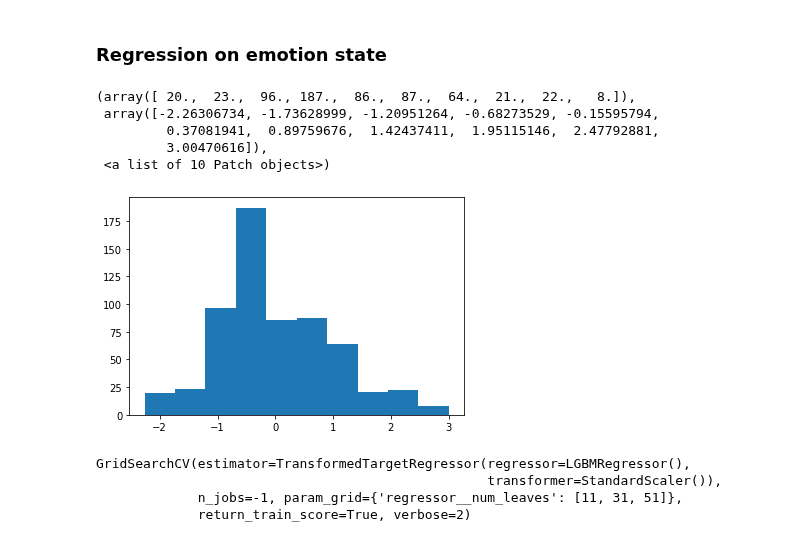
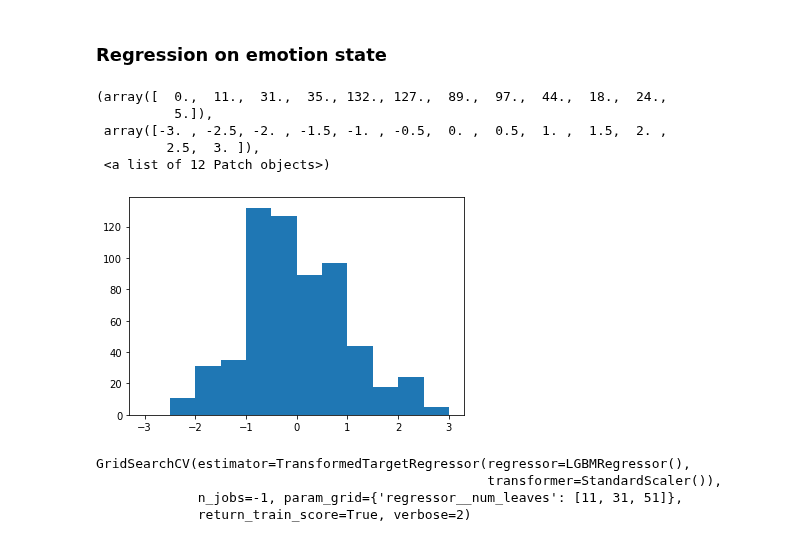
Before and after one commit to ubcspin/EEGTouch, a Jupyter notebook: eeg_python/EEG_benchmark.ipynb, the cells around one changed output. Cells and saved outputs as stored; diff of their text form; code cells hidden in the pictures.

```diff
--- a/eeg_python/EEG_benchmark.ipynb
+++ b/eeg_python/EEG_benchmark.ipynb
@@ -411,15 +417,15 @@ plot_confusion_matrix(clf, X_test, y_test)
 # %%
 y = np.load(join(path_to_data, 'data_state.npy'))
 s = StandardScaler()
 y = s.fit_transform(np.expand_dims(y, axis=1))
-plt.hist(y)
+plt.hist(y, bins=np.arange(-3, 3.5, 0.5))
 # %% [output]
-(array([ 20.,  23.,  96., 187.,  86.,  87.,  64.,  21.,  22.,   8.]),
- array([-2.26306734, -1.73628999, -1.20951264, -0.68273529, -0.15595794,
-         0.37081941,  0.89759676,  1.42437411,  1.95115146,  2.47792881,
-         3.00470616]),
- <a list of 10 Patch objects>)
+(array([  0.,  11.,  31.,  35., 132., 127.,  89.,  97.,  44.,  18.,  24.,
+          5.]),
+ array([-3. , -2.5, -2. , -1.5, -1. , -0.5,  0. ,  0.5,  1. ,  1.5,  2. ,
+         2.5,  3. ]),
+ <a list of 12 Patch objects>)
-[figure, old version]
+[figure, new version]
 # %%
 X_train, y_train = np.concatenate((X[:dog_start], X[dog_end:])), np.concatenate((y[:dog_start], y[dog_end:]))
 X_test, y_test = X[dog_start:dog_end], y[dog_start:dog_end]
```
Also changed, not shown: parts of 3 cells of this notebook.
